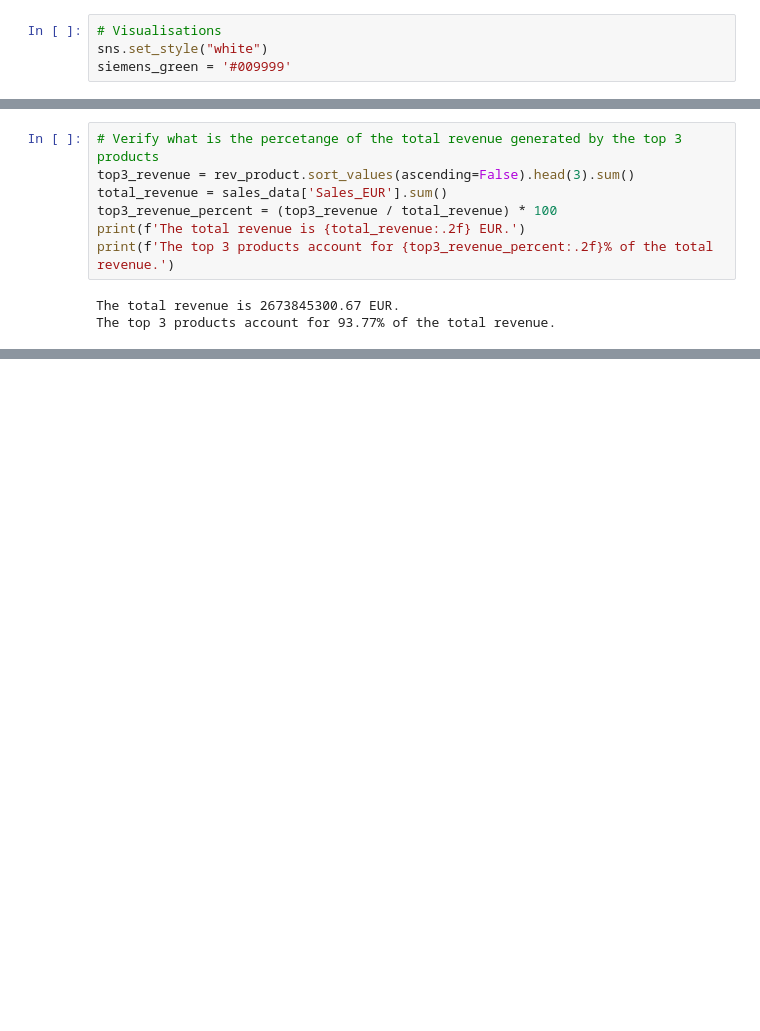
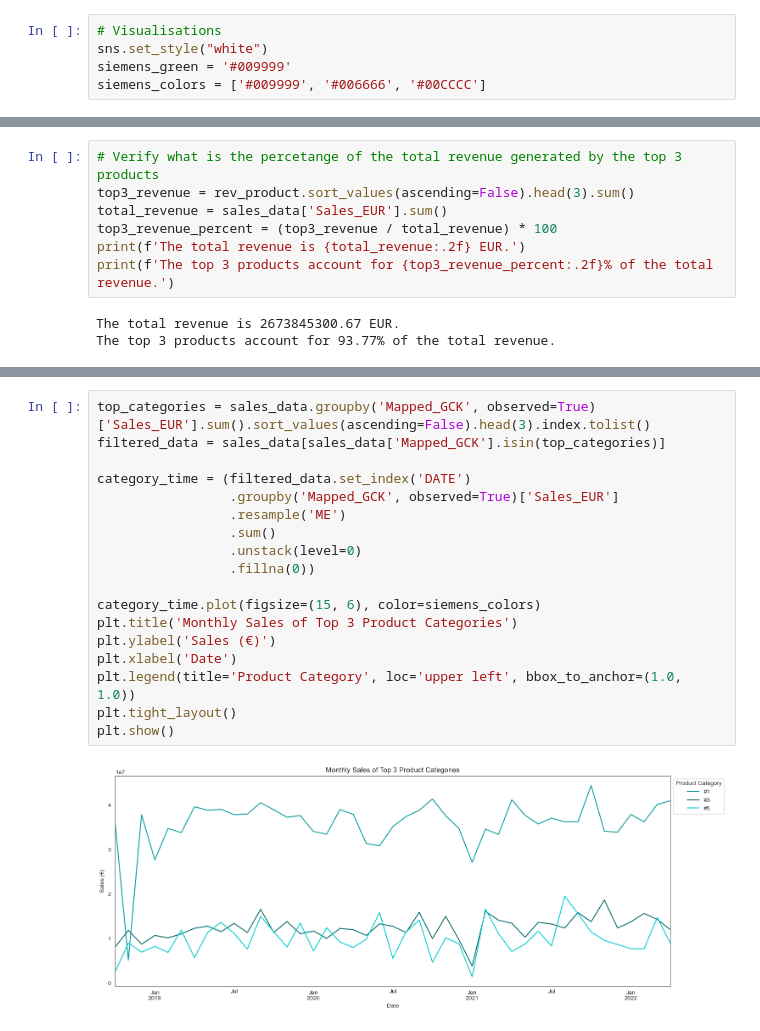
Before and after one commit to RubenCMarques/Case-2--Siemens-Sales-Forecast, a Jupyter notebook: Notebooks/Chloe_workspace.ipynb, the cells around one changed output, grey strips where cells are left out. Cells and saved outputs as stored; diff of their text form; blank space fills up the shorter version.

```diff
--- a/Notebooks/Chloe_workspace.ipynb
+++ b/Notebooks/Chloe_workspace.ipynb
@@ -31,6 +34,7 @@ pd.options.display.float_format = '{:.4f}'.format
 # Visualisations
 sns.set_style("white")
 siemens_green = '#009999'
+siemens_colors = ['#009999', '#006666', '#00CCCC']
 # %%
 # Import xlsx dataset into pandas dataframe
 market_data = pd.read_excel('../Data/Case2_Market data.xlsx', header=[0,1,2])
@@ -473,0 +523,20 @@ The top 3 products account for 93.77% of the total revenue.
+# %%
+top_categories = sales_data.groupby('Mapped_GCK', observed=True)['Sales_EUR'].sum().sort_values(ascending=False).head(3).index.tolist()
+filtered_data = sales_data[sales_data['Mapped_GCK'].isin(top_categories)]
+
+category_time = (filtered_data.set_index('DATE')
+                 .groupby('Mapped_GCK', observed=True)['Sales_EUR']
+                 .resample('ME')
+                 .sum()
+                 .unstack(level=0)
+                 .fillna(0))
+
+category_time.plot(figsize=(15, 6), color=siemens_colors)
+plt.title('Monthly Sales of Top 3 Product Categories')
+plt.ylabel('Sales (€)')
+plt.xlabel('Date')
+plt.legend(title='Product Category', loc='upper left', bbox_to_anchor=(1.0, 1.0))
+plt.tight_layout()
+plt.show()
+# %% [output]
+[figure, added]
```
Also changed, not shown: parts of 11 cells of this notebook.
